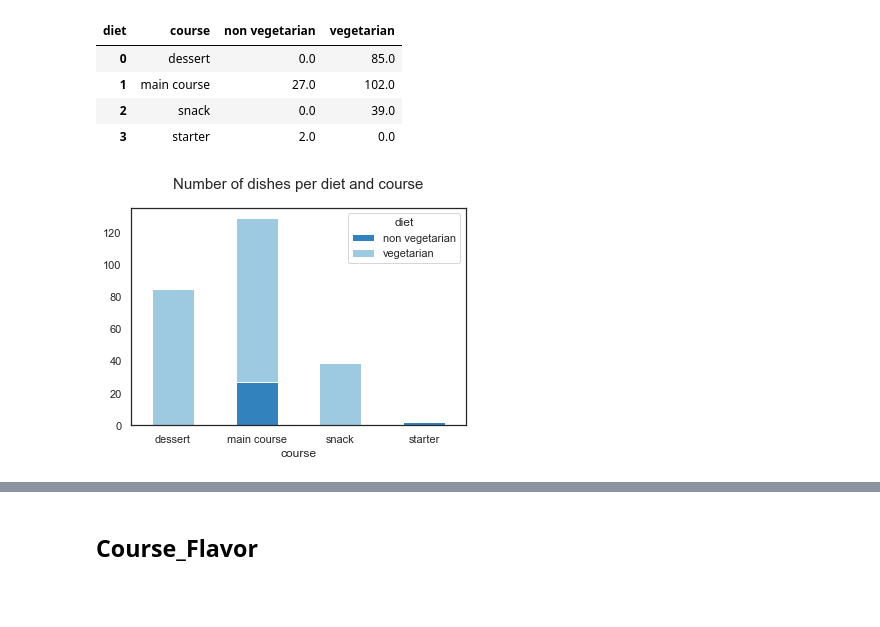
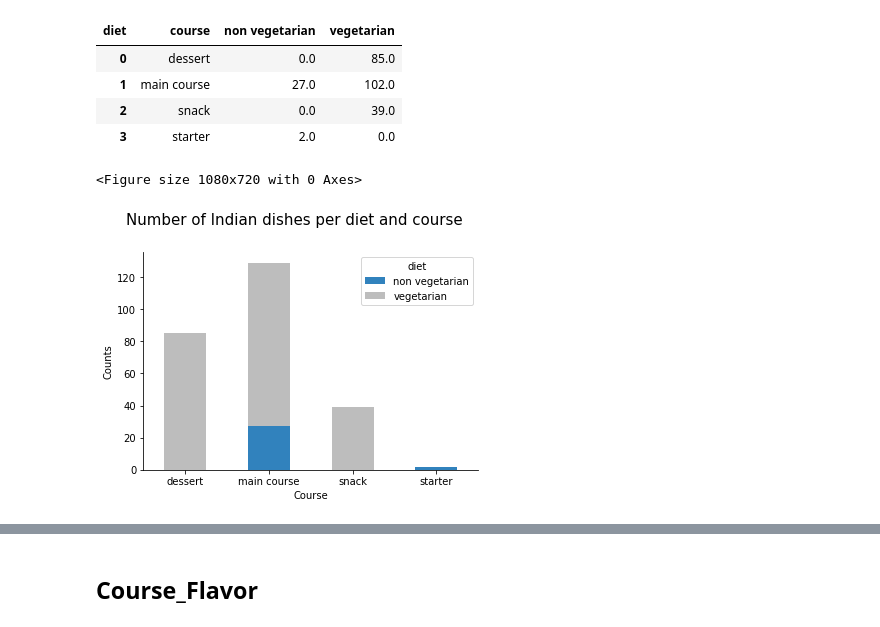
Before and after one commit to aijimenez/EDA_indian_food, a Jupyter notebook: 2Categoricals.ipynb, the cells around one changed output, grey strips where cells are left out. Saved outputs shown, nothing was run; the diff lists cells and outputs as text; code cells hidden in the pictures; blank space fills up the shorter version.

```diff
--- a/2Categoricals.ipynb
+++ b/2Categoricals.ipynb
@@ -156,14 +154,21 @@ course_diet
 | 3 | starter | 2.0 | 0.0 |
 # %%
 #Create the Stacked Bar Chart
-sns.set(style='white')
+#sns.set(style='white')
+
+plt.figure(figsize=(15,10))
 
 course_diet.set_index('course').plot(kind='bar',
                                      stacked=True,
-                                     color=['#3182bd', '#9ecae1'])
+                                     color=['#3182bd', '#bdbdbd'])
 
-plt.title('Number of dishes per diet and course', y=1.06, fontsize=15)
+sns.despine(bottom = False, left = False)
+
+plt.title('Number of Indian dishes per diet and course', y=1.1, x=0.45, fontsize=15)
+plt.xlabel('Course')
+plt.ylabel('Counts')
 plt.xticks(rotation=360)
 plt.show()
 # %% [output]
+<Figure size 1080x720 with 0 Axes>
-[figure, old version]
+[figure, new version]
```
Also changed, not shown: parts of 22 cells of this notebook.
